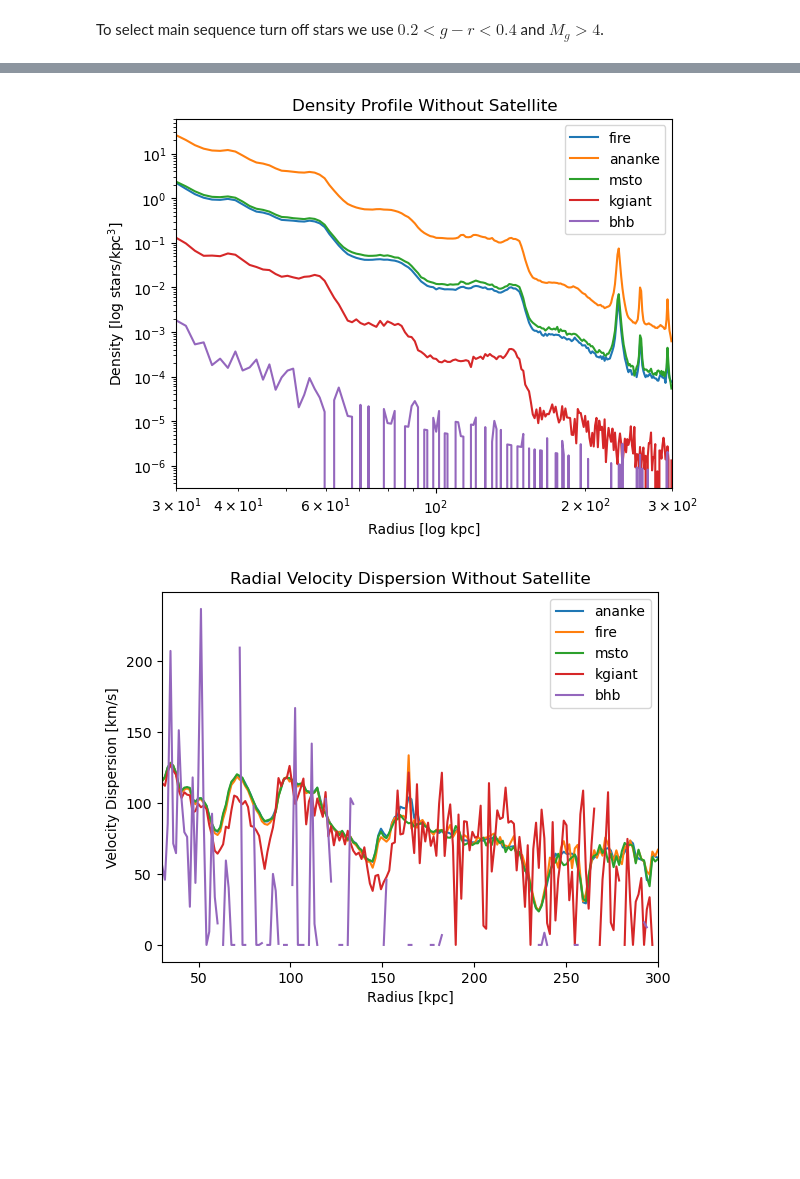
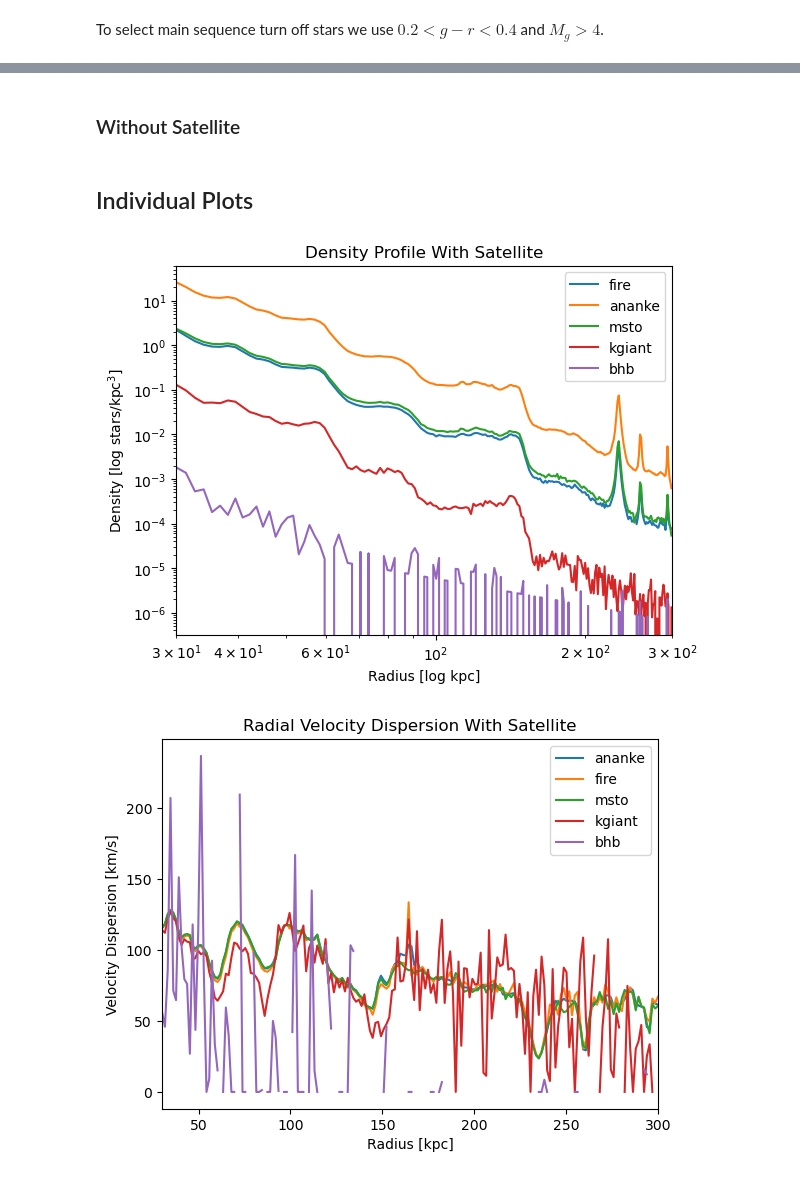
Before and after one commit to aeden2019/rubin_mw_mocks, a Jupyter notebook: src/analysis/Plots.ipynb, the cells around one changed output, grey strips where cells are left out. Cells and saved outputs as stored; diff of their text form; code cells hidden in the pictures; blank space fills up the shorter version.

```diff
--- a/src/analysis/Plots.ipynb
+++ b/src/analysis/Plots.ipynb
@@ -237,0 +370,2 @@ msto_v_disp = (msto_vtheta_disp_r**2 + msto_vphi_disp_r**2)**0.5
+# %% [markdown]
+### Without Satellite
@@ -238,20 +386,22 @@ msto_v_disp = (msto_vtheta_disp_r**2 + msto_vphi_disp_r**2)**0.5
+# %% [markdown]
+## Individual Plots
 # %%
 # Plot the density profile
 fig, ax = plt.subplots()
 ax.loglog(fireEdges[:-1], fireDensity, label='fire')
 ax.loglog(anankeEdges[:-1], anankeDensity, label='ananke')
 ax.loglog(mstoEdges[:-1], mstoDensity, label='msto')
 ax.loglog(kgiantEdges[:-1], kgiantDensity, label='kgiant')
 ax.loglog(bhbEdges[:-1], bhbDensity, label='bhb')
 ax.set_xlabel('Radius [log kpc]')
 ax.set_ylabel('Density [log stars/kpc$^3$]')
 ax.set_xlim(rmin, rmax)
 ax.set_ylim()
 ax.legend()
-plt.title('Density Profile Without Satellite')
+plt.title('Density Profile With Satellite')
 plt.show()
 # %% [output]
-[figure, old version]
+[figure, new version]
 # %%
 # Graph binned beta
 fig, ax = plt.subplots()
@@ -264,10 +414,10 @@ ax.set_xlabel('Radius [kpc]')
 ax.set_ylabel('Velocity Dispersion [km/s]')
 ax.set_xlim(rmin, rmax)
 plt.legend()
-plt.title('Radial Velocity Dispersion Without Satellite')
+plt.title('Radial Velocity Dispersion With Satellite')
 plt.show()
 # %% [output]
-[figure, old version]
+[figure, new version]
 # %%
 # Graph binned beta
 fig, ax = plt.subplots()
```
Also changed, not shown: parts of 40 cells of this notebook.
